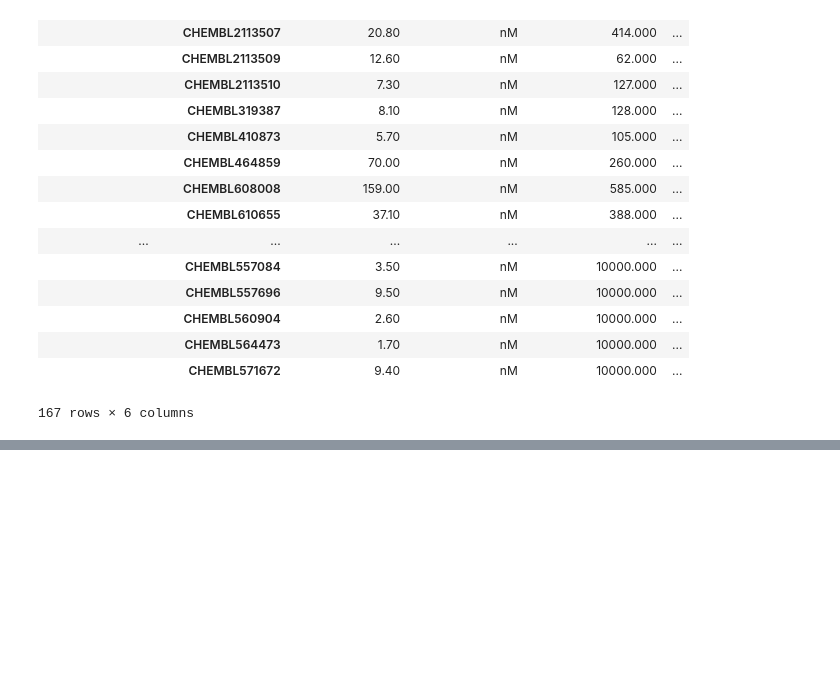
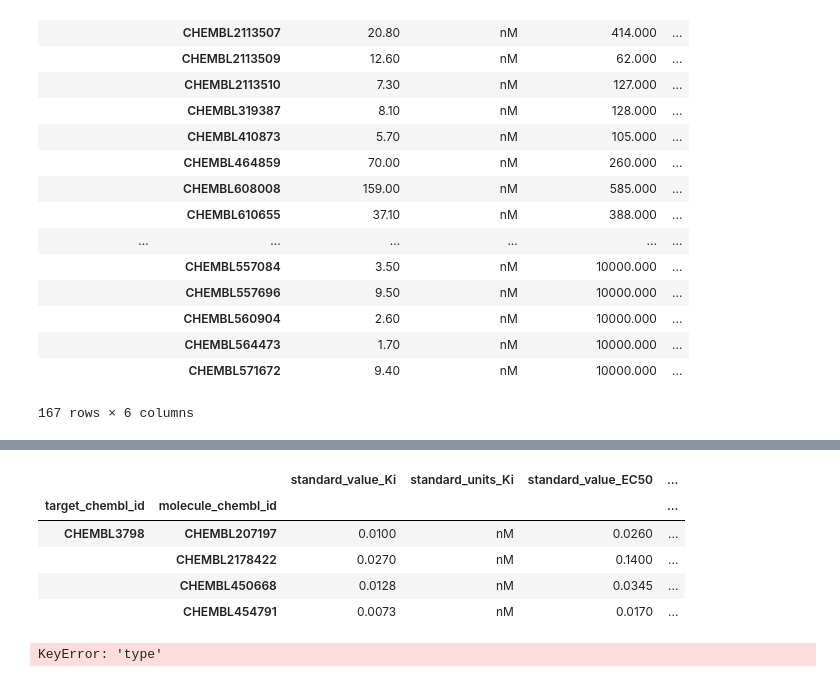
Before and after one commit to ToHanwei/some_assist, a Jupyter notebook: Download_from_chembl/chembl_download_ligand_info.ipynb, the cells around one changed output, grey strips where cells are left out. Cells and saved outputs as stored; diff of their text form; code cells hidden in the pictures; blank space fills up the shorter version.

```diff
--- a/Download_from_chembl/chembl_download_ligand_info.ipynb
+++ b/Download_from_chembl/chembl_download_ligand_info.ipynb
@@ -275,0 +310,21 @@ ki_ec50_new
+# %%
+info_data = info_data.dropna()
+# %%
+info_data = info_data.astype({'standard_value_Ki':float, 'standard_value_EC50':float})
+# %%
+info_data = info_data[['standard_value_Ki', 'standard_units_Ki',
+						  'standard_value_EC50', 'standard_units_EC50', 'canonical_smiles_Ki'
+						  ]].groupby((info_data['target_chembl_id'],
+						  info_data['molecule_chembl_id'])).min()
+# %%
+info_data['pKi'] = 9-np.log10(info_data['standard_value_Ki'])
+info_data['pEC50'] = 9-np.log10(info_data['standard_value_EC50'])
+# %%
+info_data
+# %% [output]
+|  |  | standard_value_Ki | standard_units_Ki | standard_value_EC50 | ... |
+| target_chembl_id | molecule_chembl_id |  |  |  | ... |
+| CHEMBL3798 | CHEMBL207197 | 0.0100 | nM | 0.0260 | ... |
+|  | CHEMBL2178422 | 0.0270 | nM | 0.1400 | ... |
+|  | CHEMBL450668 | 0.0128 | nM | 0.0345 | ... |
+|  | CHEMBL454791 | 0.0073 | nM | 0.0170 | ... |
@@ -275,0 +349,12 @@ ki_ec50_new
+# %%
+pKi = result_df[result_df['type']=='pKi']
+Ki = result_df[result_df['type']=='Ki']
+pEC50 = result_df[result_df['type']=='pEC50']
+EC50 = result_df[result_df['type']=='EC50']
+Ki_data = pKi.append(Ki)
+EC50_data = pEC50.append(EC50)
+info_data = Ki_data.merge(EC50_data, left_on=["target_chembl_id",
+				"molecule_chembl_id"], right_on=["target_chembl_id",
+				"molecule_chembl_id"], suffixes=("_Ki", "_EC50"))
+# %% [output]
+KeyError: 'type'
```
Also changed, not shown: parts of 15 cells of this notebook, 19 other files.
